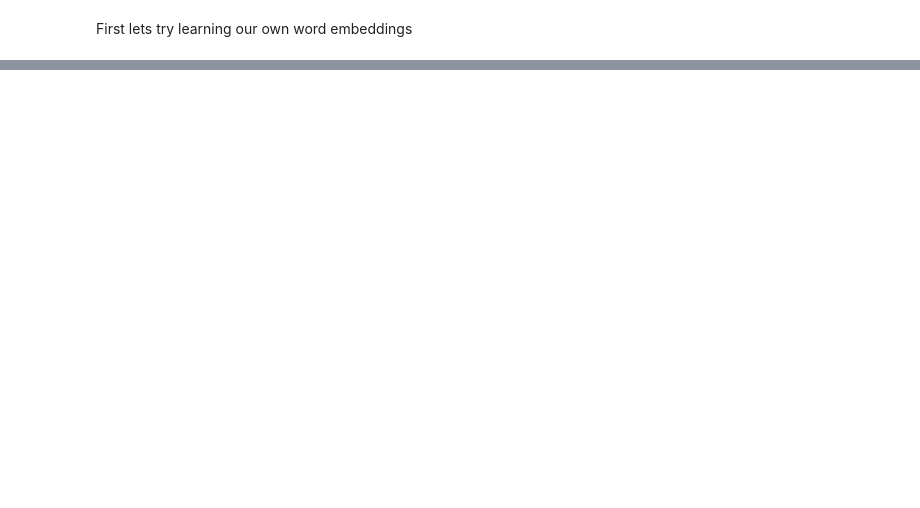
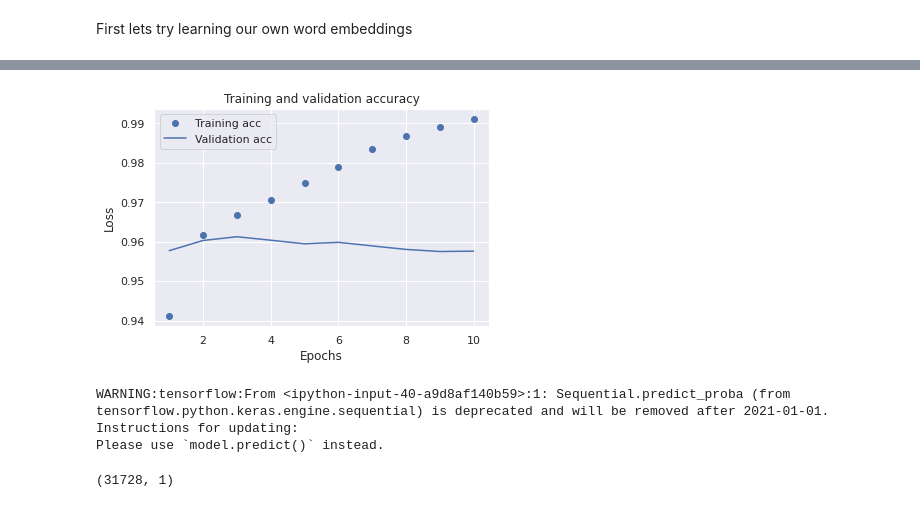
Before and after one commit to marabian/toxic-comment-classification, a Jupyter notebook: toxic-comment-classification.ipynb, the cells around one changed output, grey strips where cells are left out. Drawn from its saved outputs; the diff is of its cells as text; code cells hidden in the pictures; blank space fills up the shorter version.

```diff
--- a/toxic-comment-classification.ipynb
+++ b/toxic-comment-classification.ipynb
@@ -918,0 +968,14 @@ NameError: ignored
+# %%
+plot_accuracy(history_embed)
+# %% [output]
+[figure, added]
+# %%
+y_test_probs = model.predict_proba(x_test)
+# %% [output]
+WARNING:tensorflow:From <ipython-input-40-a9d8af140b59>:1: Sequential.predict_proba (from tensorflow.python.keras.engine.sequential) is deprecated and will be removed after 2021-01-01.
+Instructions for updating:
+Please use `model.predict()` instead.
+# %%
+(y_test_probs).shape
+# %% [output]
+(31728, 1)
```
Also changed, not shown: parts of 19 cells of this notebook.
